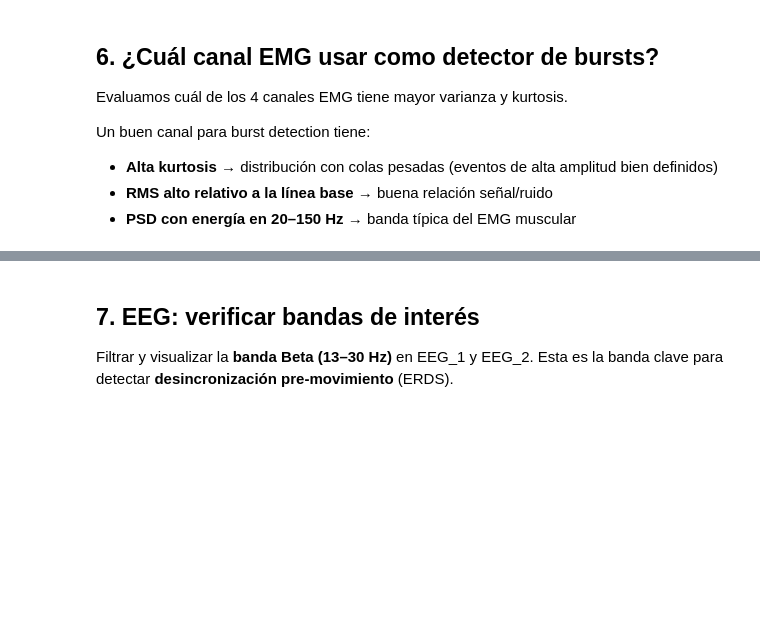
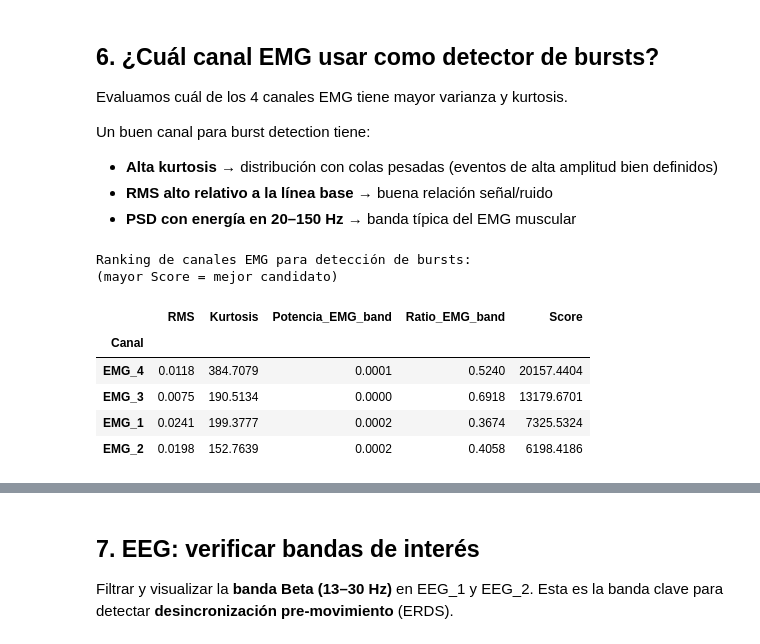
Before and after one commit to eduecheverria/RehabIA, a Jupyter notebook: laboratory/exploracion_inicial.ipynb, the cells around one changed output, grey strips where cells are left out. Drawn from its saved outputs; the diff is of its cells as text; code cells hidden in the pictures; blank space fills up the shorter version.

```diff
--- a/laboratory/exploracion_inicial.ipynb
+++ b/laboratory/exploracion_inicial.ipynb
@@ -195,30 +226,39 @@ Un buen canal para burst detection tiene:
 # %%
 emg_ranking = []
 for col in emg_cols:
     x = df[col].values
     x_centered = x - np.mean(x)
     x_rect = np.abs(x_centered)
 
     # Energía en banda EMG (20–150 Hz)
     freqs, psd = signal.welch(x_centered, SRATE, nperseg=1024)
     mask_emg = (freqs >= 20) & (freqs <= 150)
-    emg_band_power = np.trapz(psd[mask_emg], freqs[mask_emg])
-    total_power = np.trapz(psd, freqs)
+    emg_band_power = np.trapezoid(psd[mask_emg], freqs[mask_emg])
+    total_power = np.trapezoid(psd, freqs)
     emg_ratio = emg_band_power / total_power
 
     emg_ranking.append({
         'Canal'           : col,
         'RMS'             : np.sqrt(np.mean(x_centered**2)),
         'Kurtosis'        : kurtosis(x_rect),
         'Potencia_EMG_band': emg_band_power,
         'Ratio_EMG_band'  : emg_ratio,
         'Score'           : kurtosis(x_rect) * emg_ratio * 100,  # score compuesto
     })
 
 ranking_df = pd.DataFrame(emg_ranking).set_index('Canal').sort_values('Score', ascending=False)
 print('Ranking de canales EMG para detección de bursts:')
 print('(mayor Score = mejor candidato)\n')
 ranking_df.round(4)
+# %% [output]
+Ranking de canales EMG para detección de bursts:
+(mayor Score = mejor candidato)
+|  | RMS | Kurtosis | Potencia_EMG_band | Ratio_EMG_band | Score |
+| Canal |  |  |  |  |  |
+| EMG_4 | 0.0118 | 384.7079 | 0.0001 | 0.5240 | 20157.4404 |
+| EMG_3 | 0.0075 | 190.5134 | 0.0000 | 0.6918 | 13179.6701 |
+| EMG_1 | 0.0241 | 199.3777 | 0.0002 | 0.3674 | 7325.5324 |
+| EMG_2 | 0.0198 | 152.7639 | 0.0002 | 0.4058 | 6198.4186 |
 # %%
 best_emg = ranking_df.index[0]
 print(f'Canal EMG recomendado para burst detection: {best_emg}')
```
Also changed, not shown: parts of 27 cells of this notebook, 2 other files.
